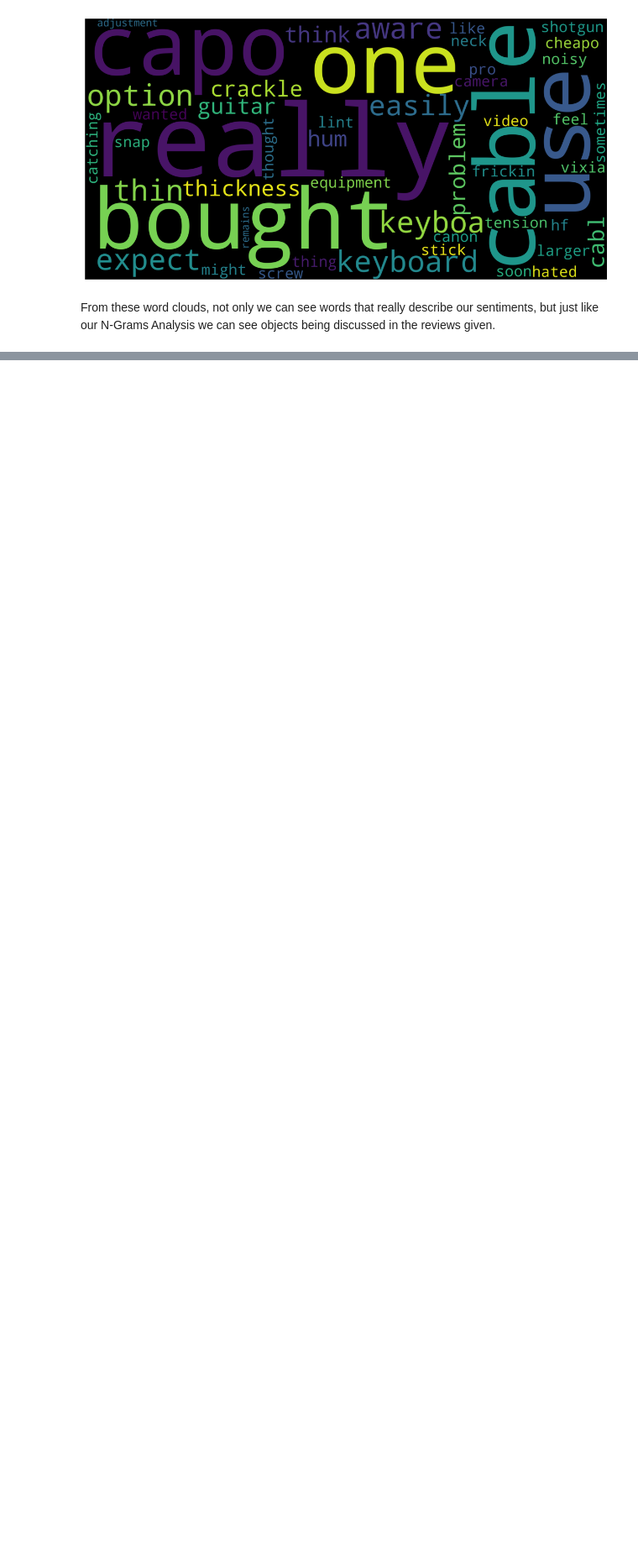
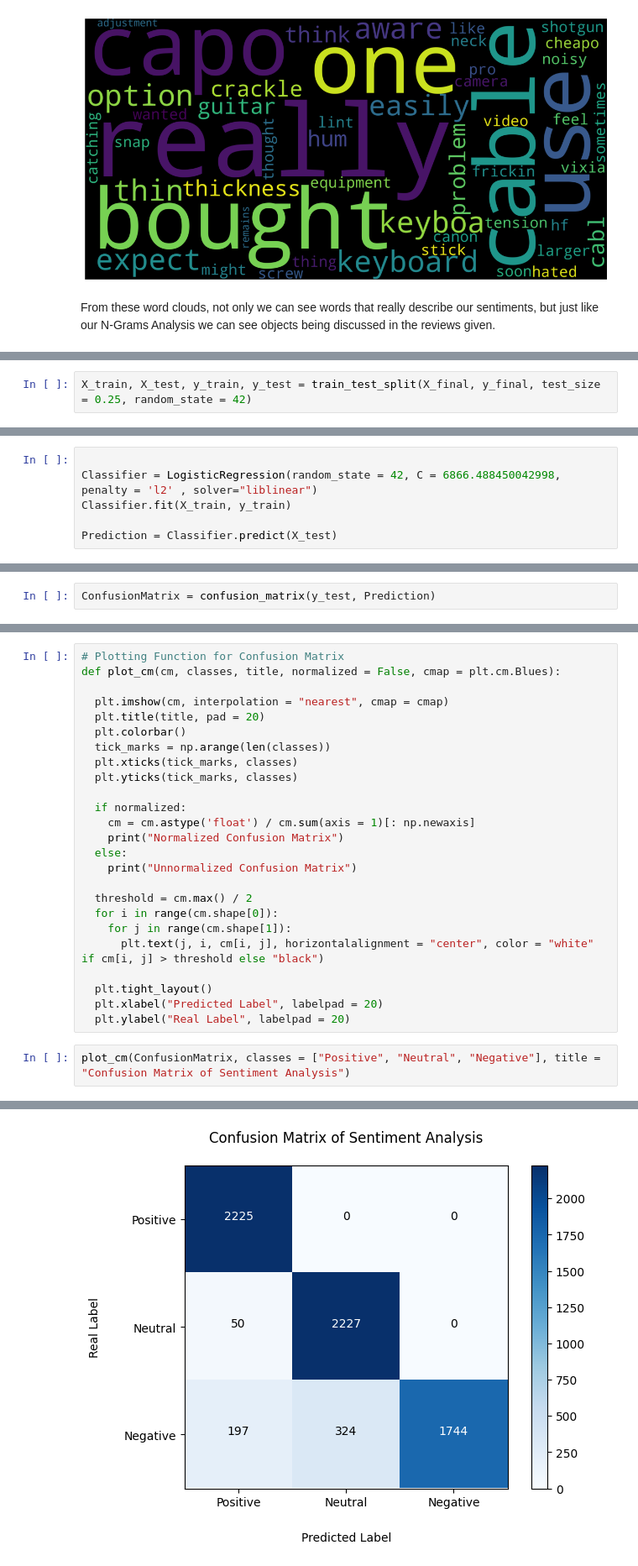
Before and after one commit to git-shashank-hp/Sentiment-Analisys, a Jupyter notebook: Sentiment Analysis.ipynb, the cells around one changed output, grey strips where cells are left out. Shown at 84% size. Cells and saved outputs as stored; diff of their text form; blank space fills up the shorter version.

```diff
--- a/Sentiment Analysis.ipynb
+++ b/Sentiment Analysis.ipynb
@@ -556,0 +635,2 @@ From these word clouds, not only we can see words that really describe our senti
+# %%
+X_train, X_test, y_train, y_test = train_test_split(X_final, y_final, test_size = 0.25, random_state = 42)
@@ -556,0 +695,6 @@ From these word clouds, not only we can see words that really describe our senti
+# %%
+
+Classifier = LogisticRegression(random_state = 42, C = 6866.488450042998, penalty = 'l2' , solver="liblinear")
+Classifier.fit(X_train, y_train)
+
+Prediction = Classifier.predict(X_test)
@@ -556,0 +715,2 @@ From these word clouds, not only we can see words that really describe our senti
+# %%
+ConfusionMatrix = confusion_matrix(y_test, Prediction)
@@ -556,0 +719,28 @@ From these word clouds, not only we can see words that really describe our senti
+# %%
+# Plotting Function for Confusion Matrix
+def plot_cm(cm, classes, title, normalized = False, cmap = plt.cm.Blues):
+
+  plt.imshow(cm, interpolation = "nearest", cmap = cmap)
+  plt.title(title, pad = 20)
+  plt.colorbar()
+  tick_marks = np.arange(len(classes))
+  plt.xticks(tick_marks, classes)
+  plt.yticks(tick_marks, classes)
+
+  if normalized:
+    cm = cm.astype('float') / cm.sum(axis = 1)[: np.newaxis]
+    print("Normalized Confusion Matrix")
+  else:
+    print("Unnormalized Confusion Matrix")
+
+  threshold = cm.max() / 2
+  for i in range(cm.shape[0]):
+    for j in range(cm.shape[1]):
+      plt.text(j, i, cm[i, j], horizontalalignment = "center", color = "white" if cm[i, j] > threshold else "black")
+
+  plt.tight_layout()
+  plt.xlabel("Predicted Label", labelpad = 20)
+  plt.ylabel("Real Label", labelpad = 20)
+# %%
+plot_cm(ConfusionMatrix, classes = ["Positive", "Neutral", "Negative"], title = "Confusion Matrix of Sentiment Analysis")
+# %% [output]
@@ -556,0 +748 @@ From these word clouds, not only we can see words that really describe our senti
+[figure, added]
```
Also changed, not shown: parts of 45 cells of this notebook.
